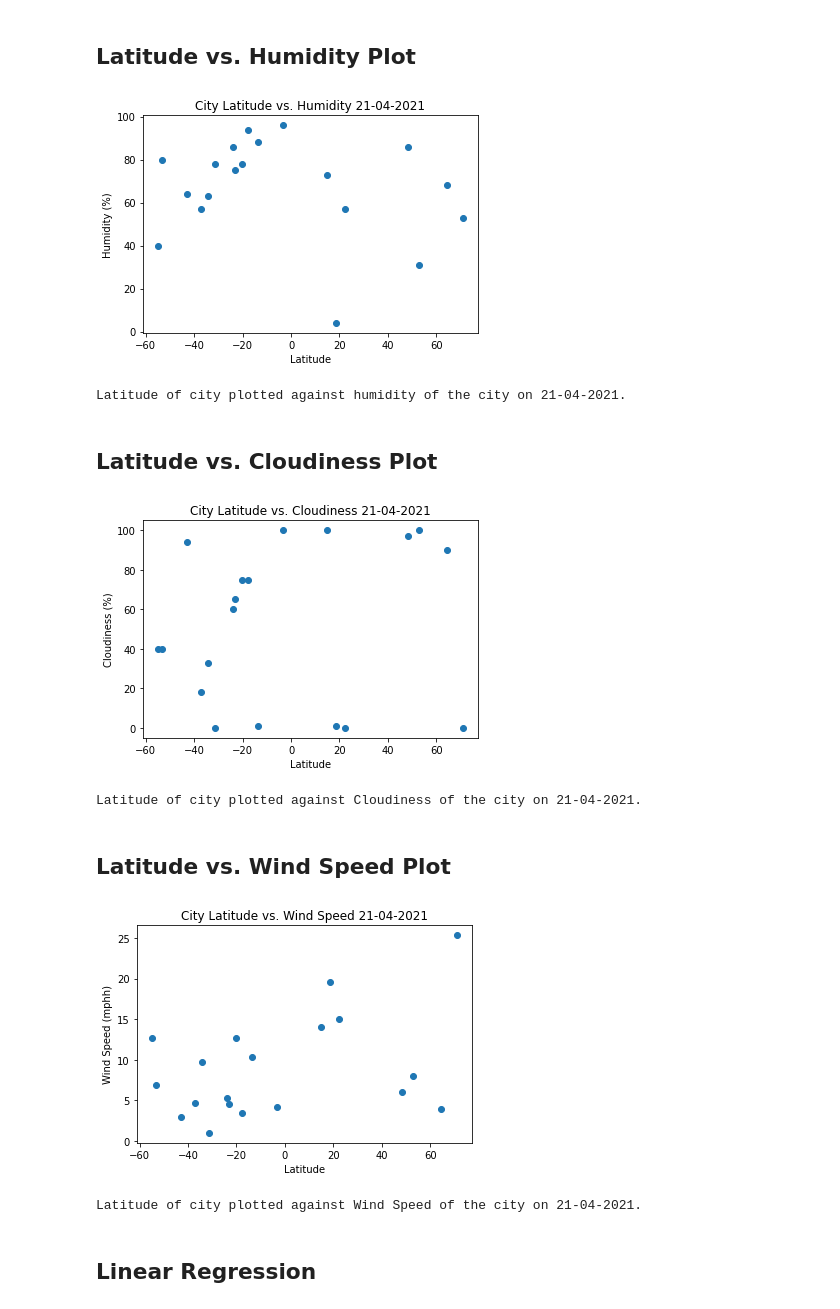
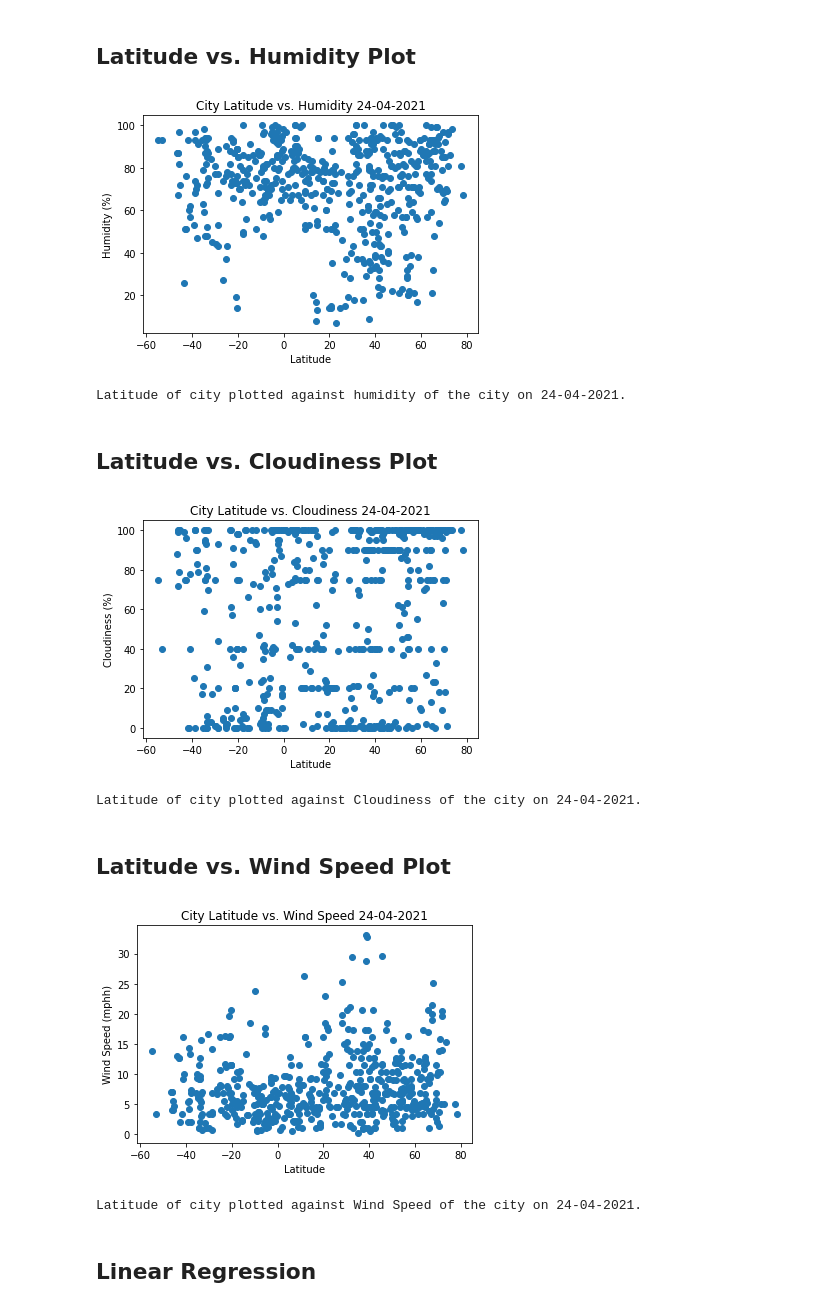
Before and after one commit to adamlever/python-api-challenge, a Jupyter notebook: WeatherPy/WeatherPy.ipynb, the cells around one changed output. Saved outputs shown, nothing was run; the diff lists cells and outputs as text; code cells hidden in the pictures.

```diff
--- a/WeatherPy/WeatherPy.ipynb
+++ b/WeatherPy/WeatherPy.ipynb
@@ -23,14 +38,12 @@ from api_keys import weather_api_key
 # %% [markdown]
 ## Generate Cities List
 # %%
-############# LATITUDE AND LONGITUDE SIZE TO BE CHANGED TO SIZE = 1500 BEFORE SUBMITTING !!!!!!!!!!!
-
 # Set random number seed
 np.random.seed(100)
 
 # Create a list of random latitudes and longitudes
-lats = np.random.randint(-90, 90, size=20)
-longs = np.random.randint(-180, 180, size=20)
+lats = np.random.randint(-90, 90, size=1500)
+longs = np.random.randint(-180, 180, size=1500)
 
 # Place these latitude and longitude lists into a DataFrame
 coords = pd.DataFrame({"Latitude": lats, "Longitude": longs})
@@ -159,10 +172,10 @@ Data Retrieval Complete
 weather_dict = {"City": final_city,
                 "Lat": lat,
                 "Lng": long,
-                "Max. Temp": max_temp,
+                "Max_Temp": max_temp,
                 "Humidity": humidity,
                 "Cloudiness": cloudiness,
-                "Wind Speed": wind_speed,
+                "Wind_Speed": wind_speed,
                 "Country": country,
                 "Date": date}
 
@@ -223,4 +213,5 @@ cleaned_weather_data_df.head()
 # %%
-high_humidity_df = weather_data_df.query("Humidity >= 100")
+# Create a dataframe with all cities with humidity over 100%
+high_humidity_df = weather_data_df.query("Humidity > 100")
 high_humidity_df.head()
 # %% [output]
@@ -228,6 +219,6 @@ high_humidity_df.head()
 # %%
-#  Get the indices of cities that have humidity over 100%
-indices = weather_data_df[weather_data_df['Humidity']>=100].index.tolist()
+# Get the indices of cities that have humidity over 100%
+indices = high_humidity_df[high_humidity_df['Humidity']>100].index.tolist()
 indices
 # %% [output]
 []
@@ -300,8 +296,8 @@ plt.savefig("images/latitude_humidity.png")
 plt.show()
 print(f"Latitude of city plotted against humidity of the city on {retrieval_date}.")
 # %% [output]
-[figure, old version]
+[figure, new version]
-Latitude of city plotted against humidity of the city on 21-04-2021.
+Latitude of city plotted against humidity of the city on 24-04-2021.
 # %% [markdown]
 ## Latitude vs. Cloudiness Plot
 # %%
@@ -324,32 +320,32 @@ plt.savefig("images/cloudiness_temperature.png")
 plt.show()
 print(f"Latitude of city plotted against Cloudiness of the city on {retrieval_date}.")
 # %% [output]
-[figure, old version]
+[figure, new version]
-Latitude of city plotted against Cloudiness of the city on 21-04-2021.
+Latitude of city plotted against Cloudiness of the city on 24-04-2021.
 # %% [markdown]
 ## Latitude vs. Wind Speed Plot
 # %%
 # Set date x and y axis for scatter plot of Latitude vs. Wind Speed
 x_axis = clean_city_data_df["Lat"]
-y_axis = clean_city_data_df["Wind Speed"]
+y_axis = clean_city_data_df["Wind_Speed"]
 
 # Create scatter plot
 plt.scatter(x_axis, y_axis)
 
 # Add title and labels to line plot
 plt.title(f'City Latitude vs. Wind Speed {retrieval_date}')
 plt.xlabel('Latitude')
 plt.ylabel('Wind Speed (mphh)')
 
 # Save plotted figure as .png
 plt.savefig("images/latitude_wind_speed.png")
 
 # Show scatter plot
 plt.show()
 print(f"Latitude of city plotted against Wind Speed of the city on {retrieval_date}.")
 # %% [output]
-[figure, old version]
+[figure, new version]
-Latitude of city plotted against Wind Speed of the city on 21-04-2021.
+Latitude of city plotted against Wind Speed of the city on 24-04-2021.
 # %% [markdown]
 ## Linear Regression
 # %%
```
Also changed, not shown: parts of 24 cells of this notebook, 21 other files.
